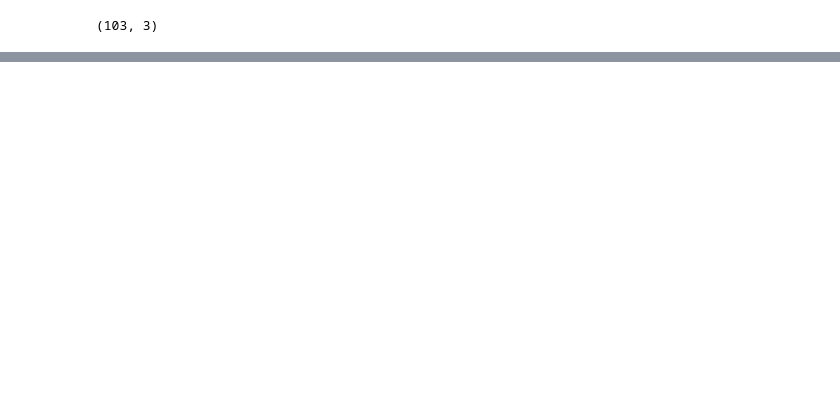
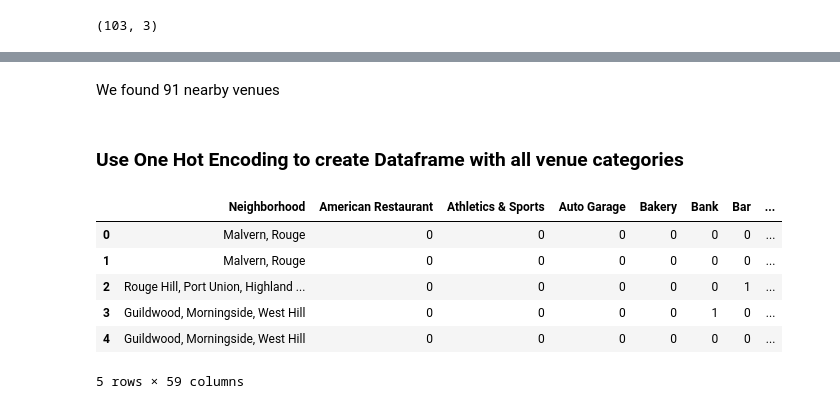
Before and after one commit to ClintonMc/Coursera_Capstone, a Jupyter notebook: Assignment_Toronto_Neighborhood_Segment.ipynb, the cells around one changed output, grey strips where cells are left out. Cells and saved outputs as stored; diff of their text form; code cells hidden in the pictures; blank space fills up the shorter version.

```diff
--- a/Assignment_Toronto_Neighborhood_Segment.ipynb
+++ b/Assignment_Toronto_Neighborhood_Segment.ipynb
@@ -69,0 +182,3 @@ df.shape
+# %%
+scarborough_data = df2[df2['Borough'] == "Scarborough"].reset_index(drop=True)
+scarborough_data.head()
@@ -69,0 +204,18 @@ df.shape
+# %%
+# create map of Etobicoke using latitude and longitude values
+map_scarborough = folium.Map(location=[latitude, longitude], zoom_start=11)
+
+# add markers to map
+for lat, lng, label in zip(scarborough_data['Latitude'], scarborough_data['Longitude'], scarborough_data['Neighborhood']):
+    label = folium.Popup(label, parse_html=True)
+    folium.CircleMarker(
+        [lat, lng],
+        radius=5,
+        popup=label,
+        color='blue',
+        fill=True,
+        fill_color='#3186cc',
+        fill_opacity=0.7,
+        parse_html=False).add_to(map_scarborough)
+
+map_scarborough
@@ -69,0 +226,9 @@ df.shape
+# %%
+CLIENT_ID = 'ZK0HJBVU3KJY1D5EFETMVUZ4R0HOO1TVHWOKWS0BWIGVDIKZ' # your Foursquare ID
+CLIENT_SECRET = '10PXKLHCP5MR4DA1YWHN4JUJZAKXIOI3P2KQNTAXUG0100B3' # your Foursquare Secret
+VERSION = '20180605' # Foursquare API version
+LIMIT = 100 # A default Foursquare API limit value
+
+print('Your credentails:')
+print('CLIENT_ID: ' + CLIENT_ID)
+print('CLIENT_SECRET:' + CLIENT_SECRET)
@@ -69,0 +281,2 @@ df.shape
+# %%
+scarborough_venues = getNearbyVenues(names=scarborough_data['Neighborhood'],latitudes=scarborough_data['Latitude'],longitudes=scarborough_data['Longitude'])
@@ -69,0 +312,24 @@ df.shape
+# %% [markdown]
+We found 91 nearby venues
+# %% [markdown]
+### Use One Hot Encoding to create Dataframe with all venue categories
+# %%
+# one hot encoding
+scarborough_onehot = pd.get_dummies(scarborough_venues[['Venue Category']], prefix="", prefix_sep="")
+
+# add neighborhood column back to dataframe
+scarborough_onehot['Neighborhood'] = scarborough_venues['Neighborhood']
+
+# move neighborhood column to the first column
+fixed_columns = [scarborough_onehot.columns[-1]] + list(scarborough_onehot.columns[:-1])
+scarborough_onehot = scarborough_onehot[fixed_columns]
+
+scarborough_onehot.head()
+# %% [output]
+|  | Neighborhood | American Restaurant | Athletics & Sports | Auto Garage | Bakery | Bank | Bar | ... |
+| 0 | Malvern, Rouge | 0 | 0 | 0 | 0 | 0 | 0 | ... |
+| 1 | Malvern, Rouge | 0 | 0 | 0 | 0 | 0 | 0 | ... |
+| 2 | Rouge Hill, Port Union, Highland ... | 0 | 0 | 0 | 0 | 0 | 1 | ... |
+| 3 | Guildwood, Morningside, West Hill | 0 | 0 | 0 | 0 | 1 | 0 | ... |
+| 4 | Guildwood, Morningside, West Hill | 0 | 0 | 0 | 0 | 0 | 0 | ... |
+5 rows × 59 columns
```
Also changed, not shown: parts of 47 cells of this notebook.
